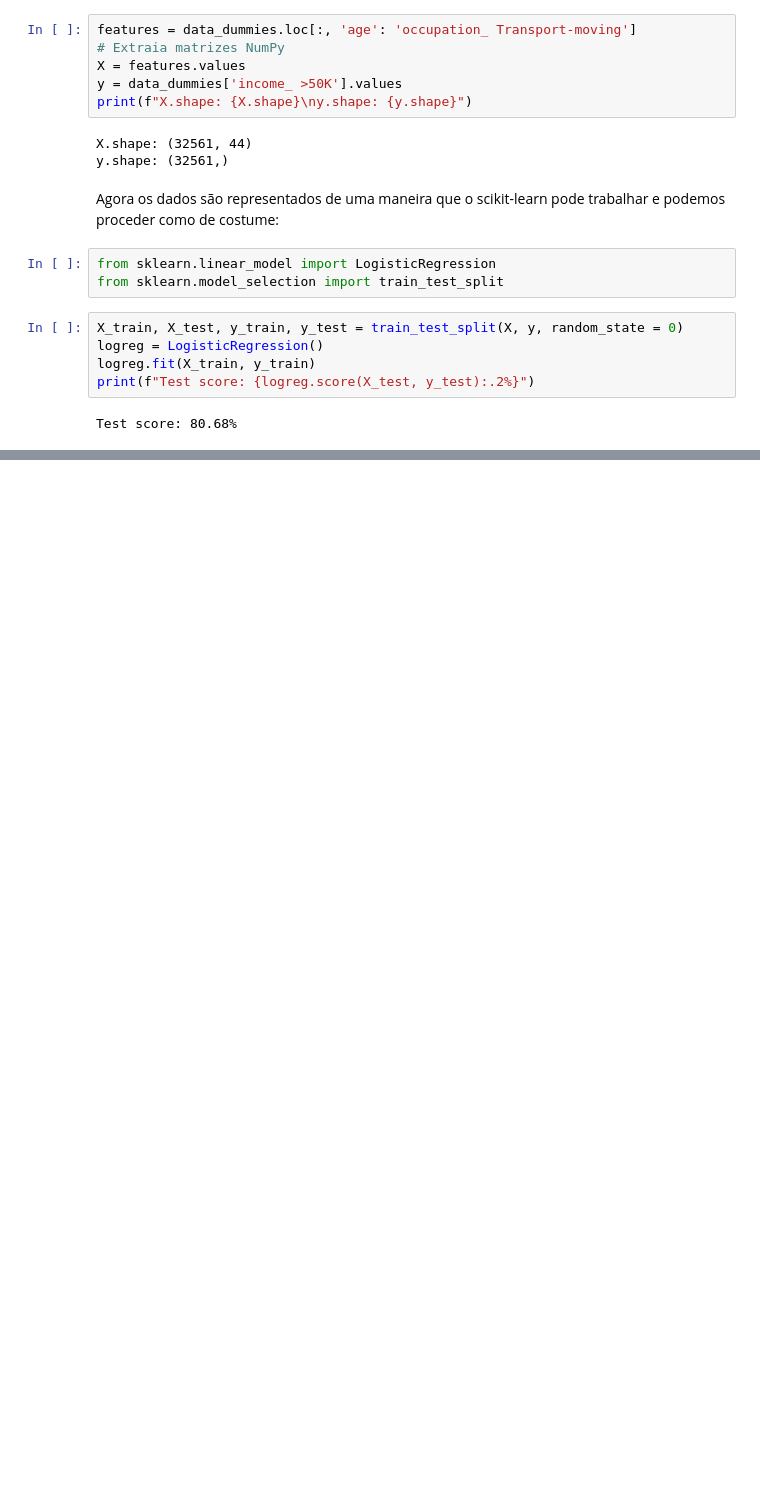
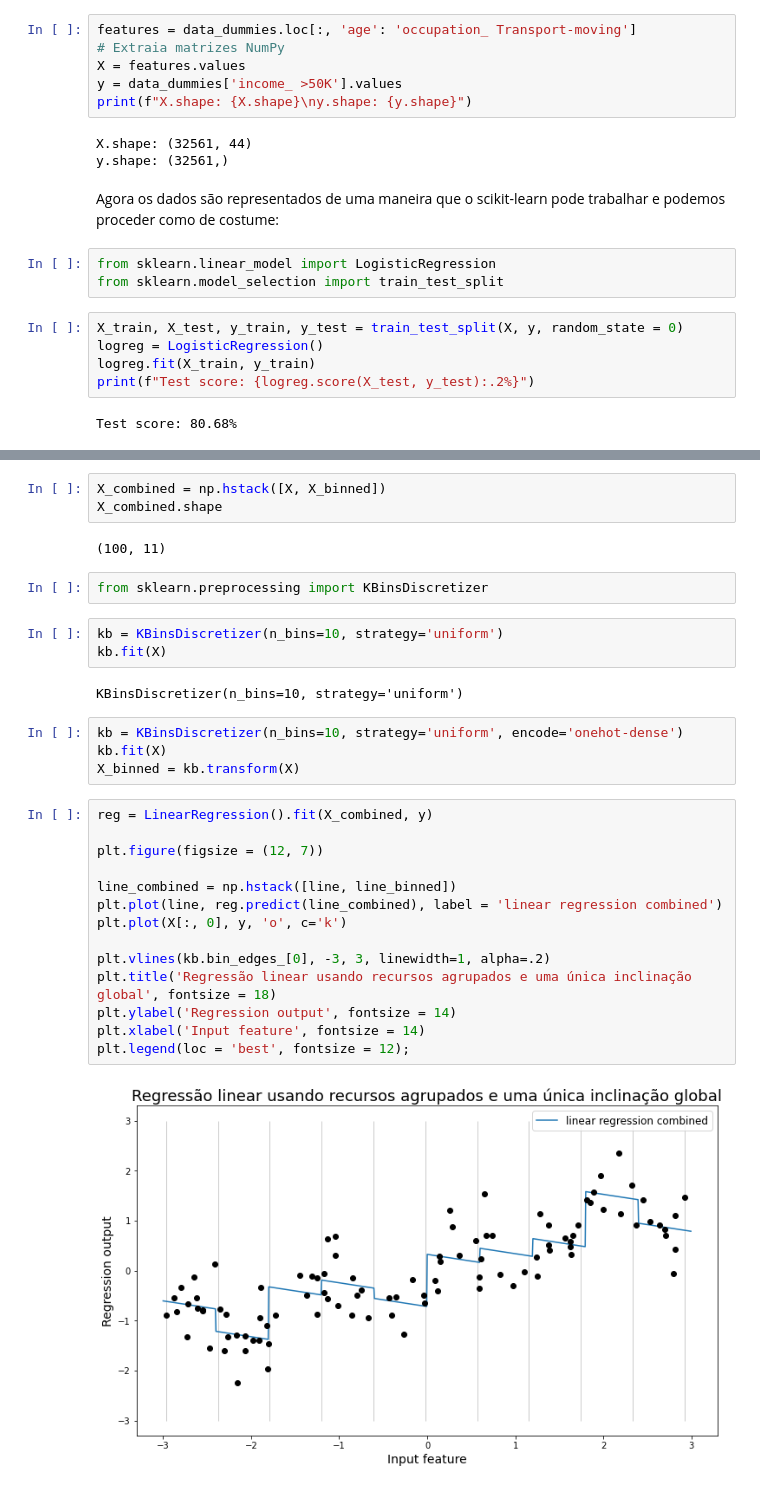
Before and after one commit to Kropotikin/Introduction_to_Machine_Learning_with_Python, a Jupyter notebook: Cap4_Represent_dados_feature_engeneering.ipynb, the cells around one changed output, grey strips where cells are left out. Cells and saved outputs as stored; diff of their text form; blank space fills up the shorter version.

```diff
--- a/Cap4_Represent_dados_feature_engeneering.ipynb
+++ b/Cap4_Represent_dados_feature_engeneering.ipynb
@@ -202,0 +372,32 @@ características fictícias. Agora nossos conjuntos de treinamento e teste têm
+# %%
+X_combined = np.hstack([X, X_binned])
+X_combined.shape
+# %% [output]
+(100, 11)
+# %%
+from sklearn.preprocessing import KBinsDiscretizer
+# %%
+kb = KBinsDiscretizer(n_bins=10, strategy='uniform')
+kb.fit(X)
+# %% [output]
+KBinsDiscretizer(n_bins=10, strategy='uniform')
+# %%
+kb = KBinsDiscretizer(n_bins=10, strategy='uniform', encode='onehot-dense')
+kb.fit(X)
+X_binned = kb.transform(X)
+# %%
+reg = LinearRegression().fit(X_combined, y)
+
+plt.figure(figsize = (12, 7))
+
+line_combined = np.hstack([line, line_binned])
+plt.plot(line, reg.predict(line_combined), label = 'linear regression combined')
+plt.plot(X[:, 0], y, 'o', c='k')
+
+plt.vlines(kb.bin_edges_[0], -3, 3, linewidth=1, alpha=.2)
+plt.title('Regressão linear usando recursos agrupados e uma única inclinação global', fontsize = 18)
+plt.ylabel('Regression output', fontsize = 14)
+plt.xlabel('Input feature', fontsize = 14)
+plt.legend(loc = 'best', fontsize = 12);
+# %% [output]
+[figure, added]
```
Also changed, not shown: parts of 65 cells of this notebook.
